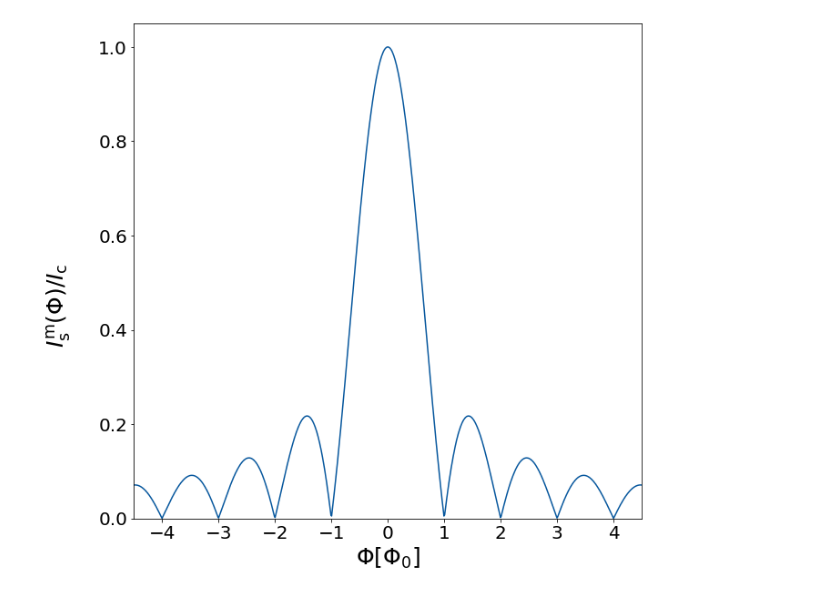
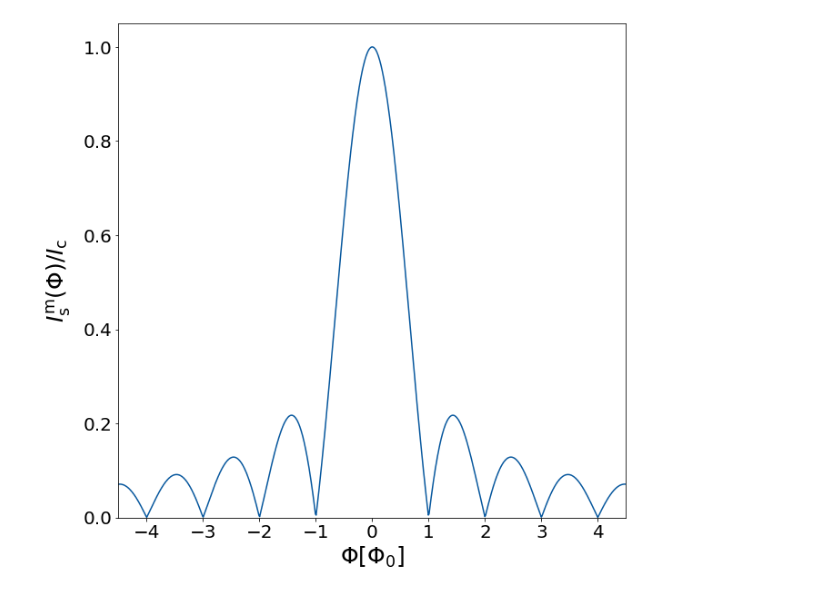
Before and after one commit to nkahne/Master-Thesis, a Jupyter notebook: Figures/literature_plots.ipynb, the cells around one changed output. Saved outputs shown, nothing was run; the diff lists cells and outputs as text; code cells hidden in the pictures.

```diff
--- a/Figures/literature_plots.ipynb
+++ b/Figures/literature_plots.ipynb
@@ -11,21 +11,21 @@ plt.rcParams['ytick.labelsize'] = 20
 # %%
 #fraunhofer
 
 phi0 = 2e-15
 phi = np.linspace(-5,5,800)*2e-15
 def y(phi):
     return np.abs(np.sin(np.pi*phi/phi0)/(np.pi*phi/phi0))
 
 f, ax = plt.subplots()
 
 ax.plot(phi/phi0, y(phi), color='#08589e')
 ax.set_xlim(-4.5,4.5)
 ax.set_xlabel('$\Phi[\Phi_0]$')
 ax.set_ylim(0,1.05)
-ax.yaxis.set_label_coords(-0.12, 0.43)
+ax.yaxis.set_label_coords(-0.09, 0.48)
 ax.set_ylabel(r'$I_{\rm s}^{\rm m}(\Phi)/I_{\rm c}$')
 #ax.set_title('Fraunhofer')
 plt.savefig('fraunhofer.pdf')
 plt.show()
 # %% [output]
-[figure, old version]
+[figure, new version]
```
Also changed, not shown: 5 other files.
